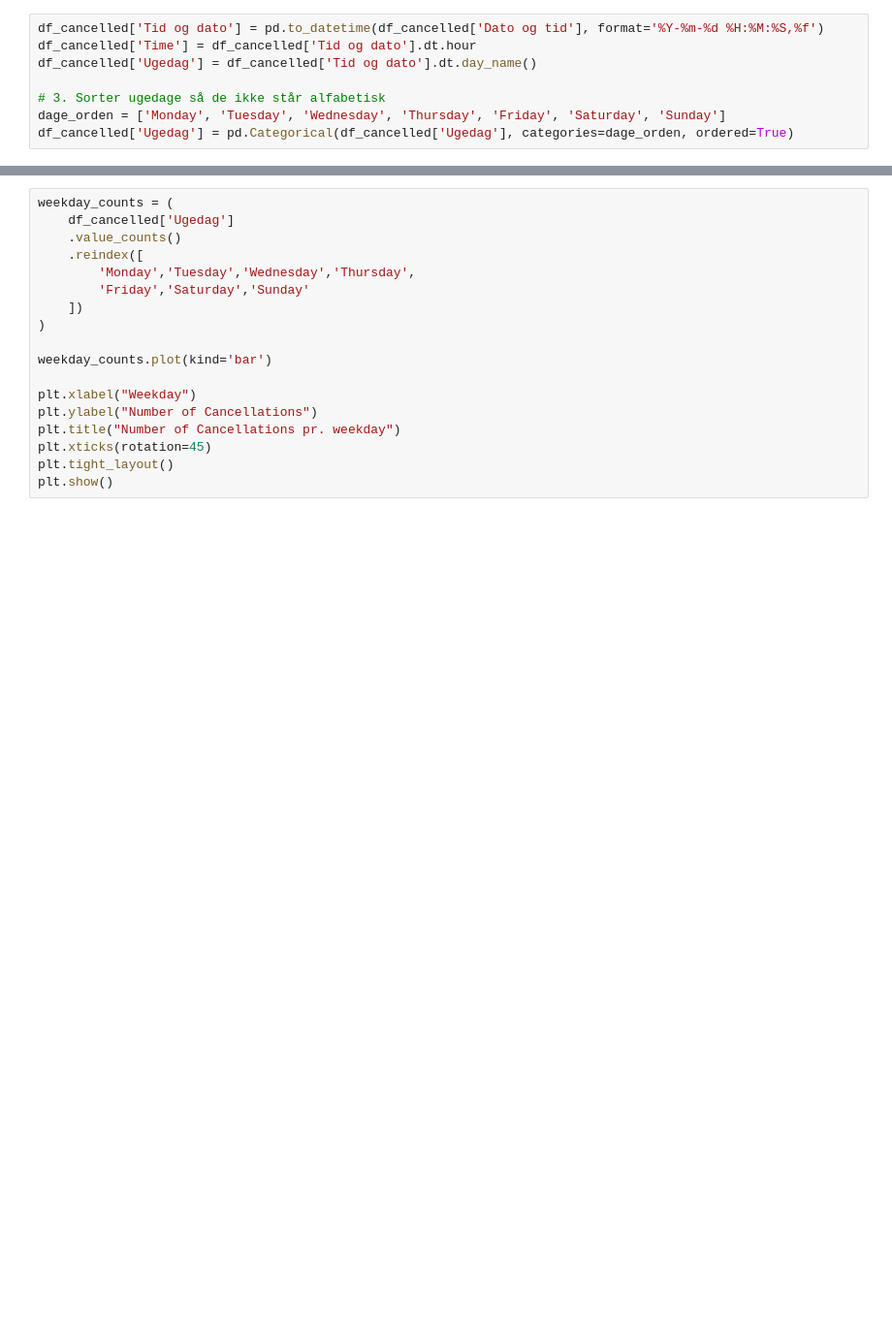
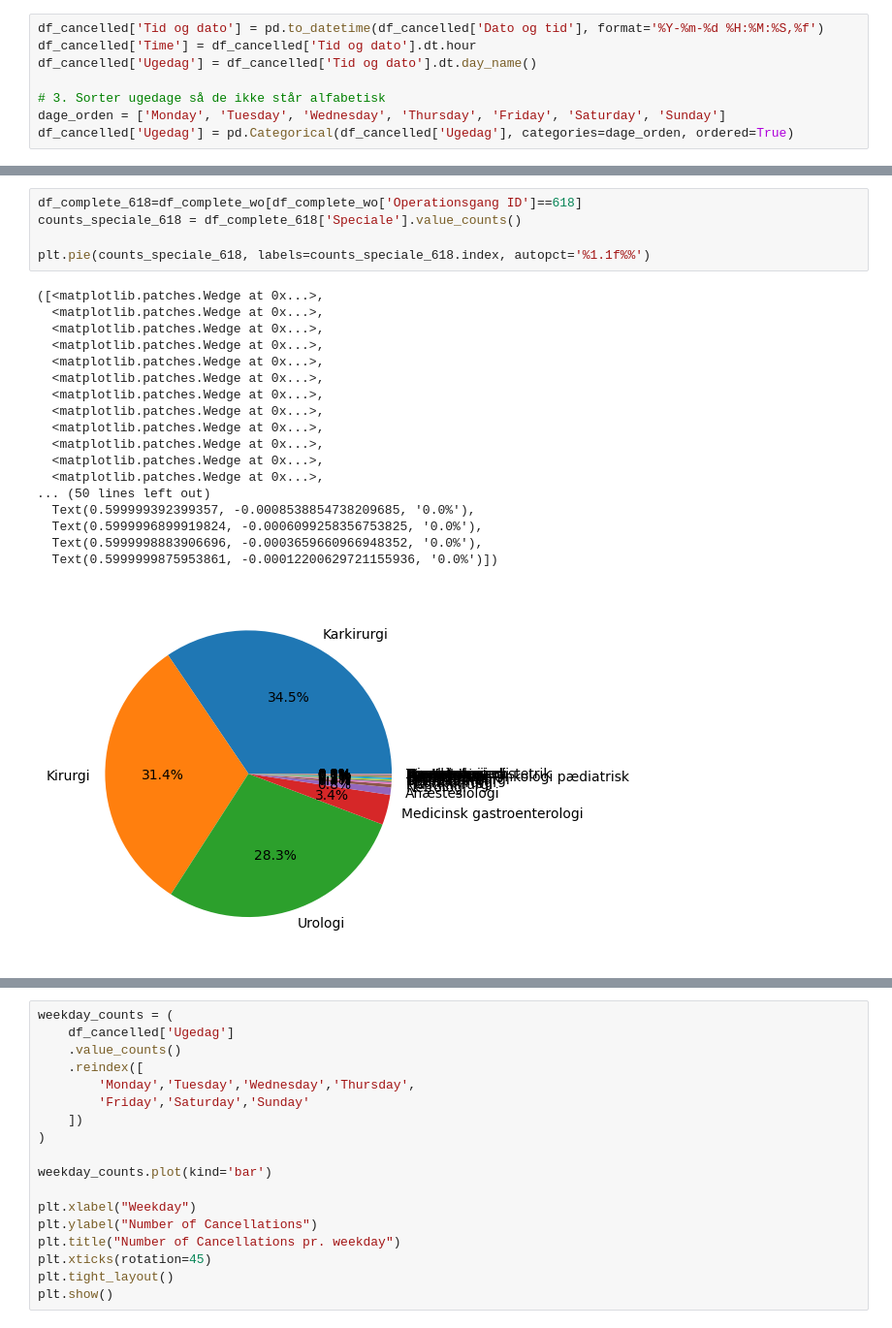
Before and after one commit to killermort9/AnalyticsToAction_Grop12, a Jupyter notebook: Signe.ipynb, the cells around one changed output, grey strips where cells are left out. Shown at 97% size. Drawn from its saved outputs; the diff is of its cells as text; blank space fills up the shorter version.

```diff
--- a/Signe.ipynb
+++ b/Signe.ipynb
@@ -270,0 +302,24 @@ df_cancelled['Ugedag'] = pd.Categorical(df_cancelled['Ugedag'], categories=dage_
+# %%
+df_complete_618=df_complete_wo[df_complete_wo['Operationsgang ID']==618]
+counts_speciale_618 = df_complete_618['Speciale'].value_counts()
+
+plt.pie(counts_speciale_618, labels=counts_speciale_618.index, autopct='%1.1f%%')
+# %% [output]
+([<matplotlib.patches.Wedge at 0x...>,
+  <matplotlib.patches.Wedge at 0x...>,
+  <matplotlib.patches.Wedge at 0x...>,
+  <matplotlib.patches.Wedge at 0x...>,
+  <matplotlib.patches.Wedge at 0x...>,
+  <matplotlib.patches.Wedge at 0x...>,
+  <matplotlib.patches.Wedge at 0x...>,
+  <matplotlib.patches.Wedge at 0x...>,
+  <matplotlib.patches.Wedge at 0x...>,
+  <matplotlib.patches.Wedge at 0x...>,
+  <matplotlib.patches.Wedge at 0x...>,
+  <matplotlib.patches.Wedge at 0x...>,
+... (50 lines left out)
+  Text(0.599999392399357, -0.0008538854738209685, '0.0%'),
+  Text(0.5999996899919824, -0.0006099258356753825, '0.0%'),
+  Text(0.5999998883906696, -0.0003659660966948352, '0.0%'),
+  Text(0.5999999875953861, -0.00012200629721155936, '0.0%')])
+[figure, added]
```
Also changed, not shown: parts of 33 cells of this notebook.
